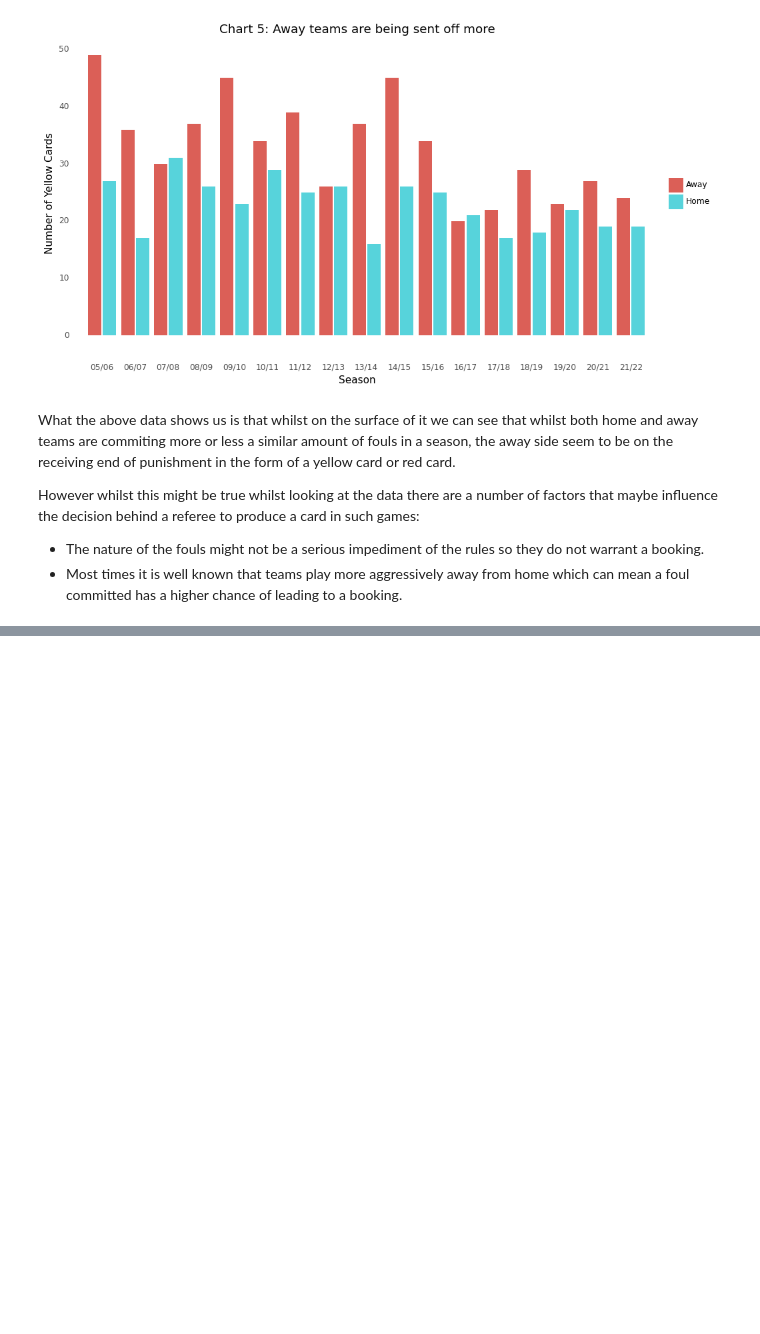
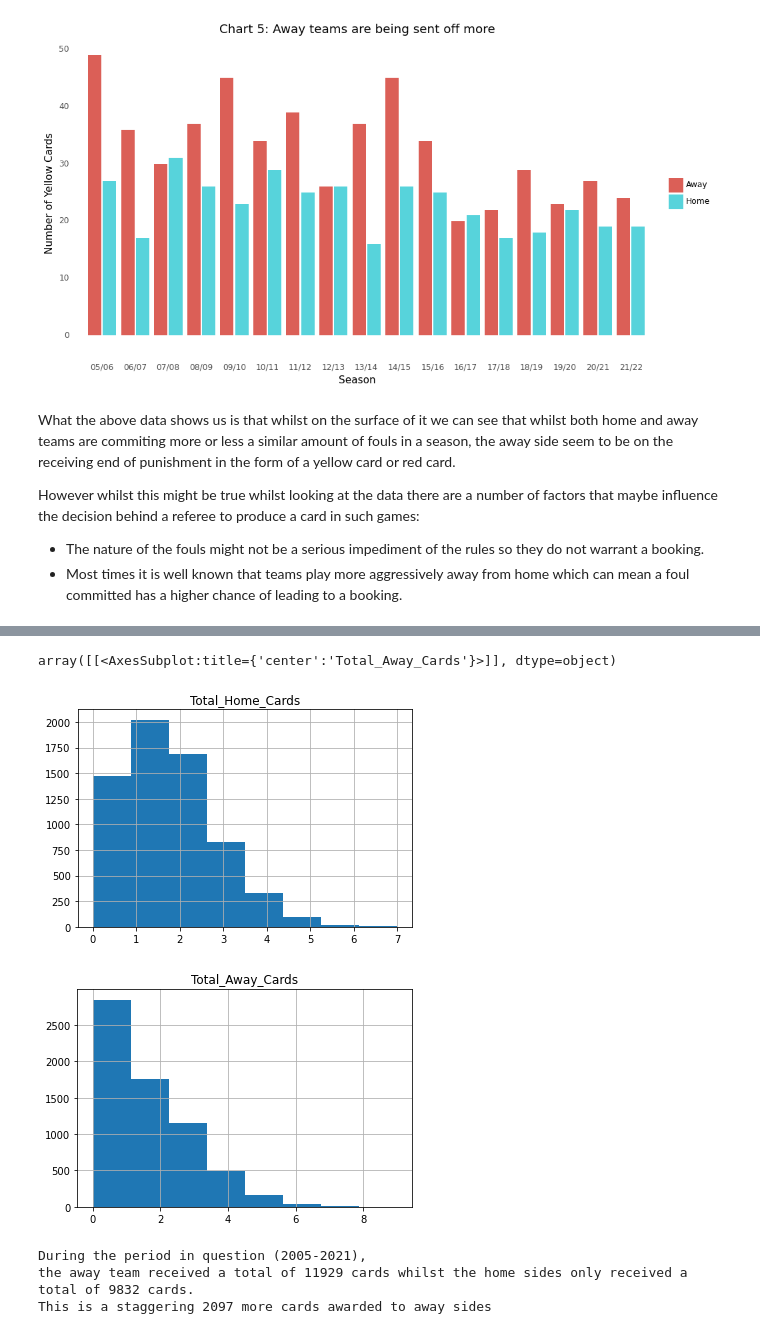
Before and after one commit to viswambaran/ASMM, a Jupyter notebook: Summative2/ASMMReport.ipynb, the cells around one changed output, grey strips where cells are left out. Saved outputs shown, nothing was run; the diff lists cells and outputs as text; code cells hidden in the pictures; blank space fills up the shorter version.

```diff
--- a/Summative2/ASMMReport.ipynb
+++ b/Summative2/ASMMReport.ipynb
@@ -407,0 +534,18 @@ fig.show("png")
+# %%
+
+
+df[['Total_Home_Cards']].hist(bins=8)
+
+df[['Total_Away_Cards']].hist(bins=8)
+# %% [output]
+array([[<AxesSubplot:title={'center':'Total_Away_Cards'}>]], dtype=object)
+[figure, added]
+[figure, added]
+# %%
+(print(f"During the period in question (2005-2021), \
+        \nthe away team received a total of {df['Total_Away_Cards'].sum():.0f} cards whilst the home sides only received a total of {df['Total_Home_Cards'].sum():.0f} cards. \
+        \nThis is a staggering {df['Total_Away_Cards'].sum() - df['Total_Home_Cards'].sum():.0f} more cards awarded to away sides"))
+# %% [output]
+During the period in question (2005-2021),
+the away team received a total of 11929 cards whilst the home sides only received a total of 9832 cards.
+This is a staggering 2097 more cards awarded to away sides
```
Also changed, not shown: parts of 16 cells of this notebook.
